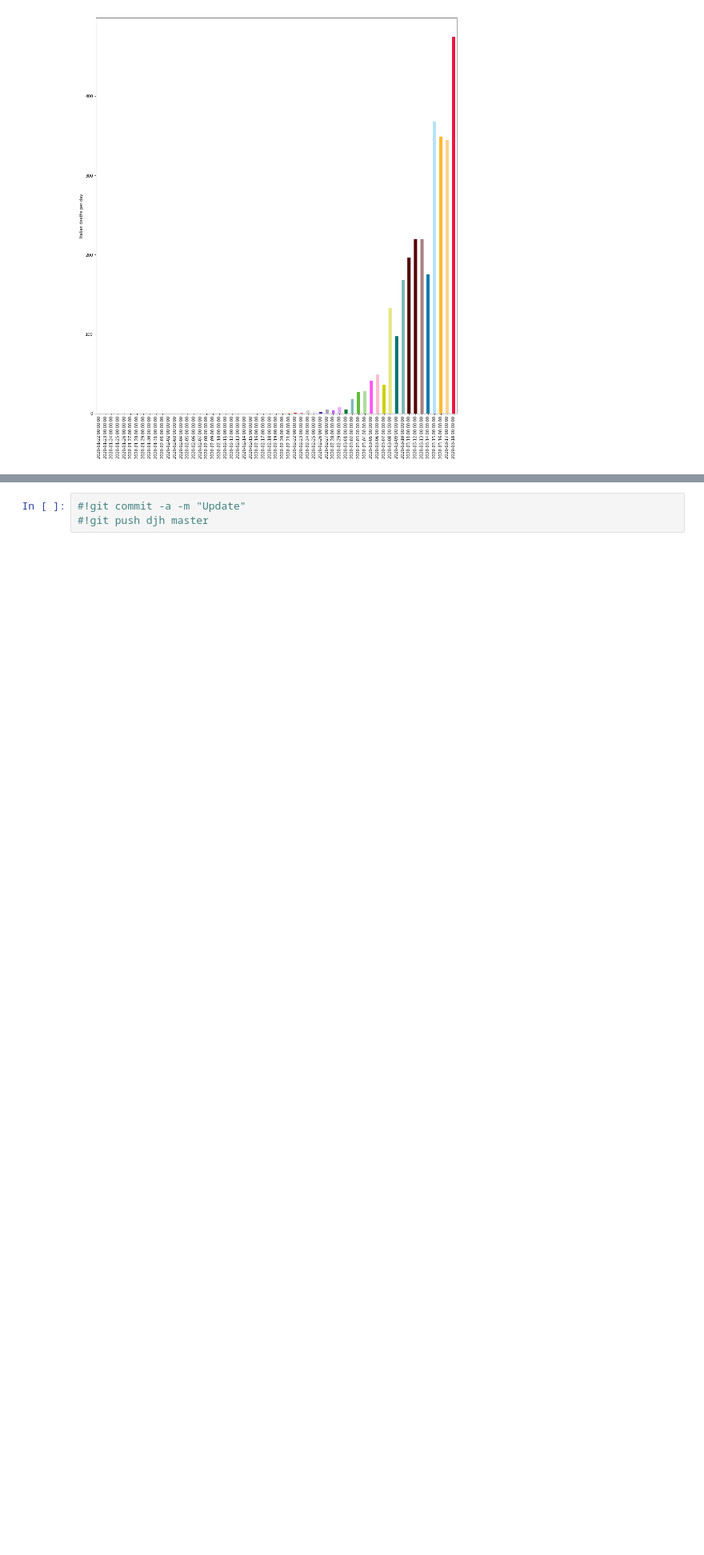
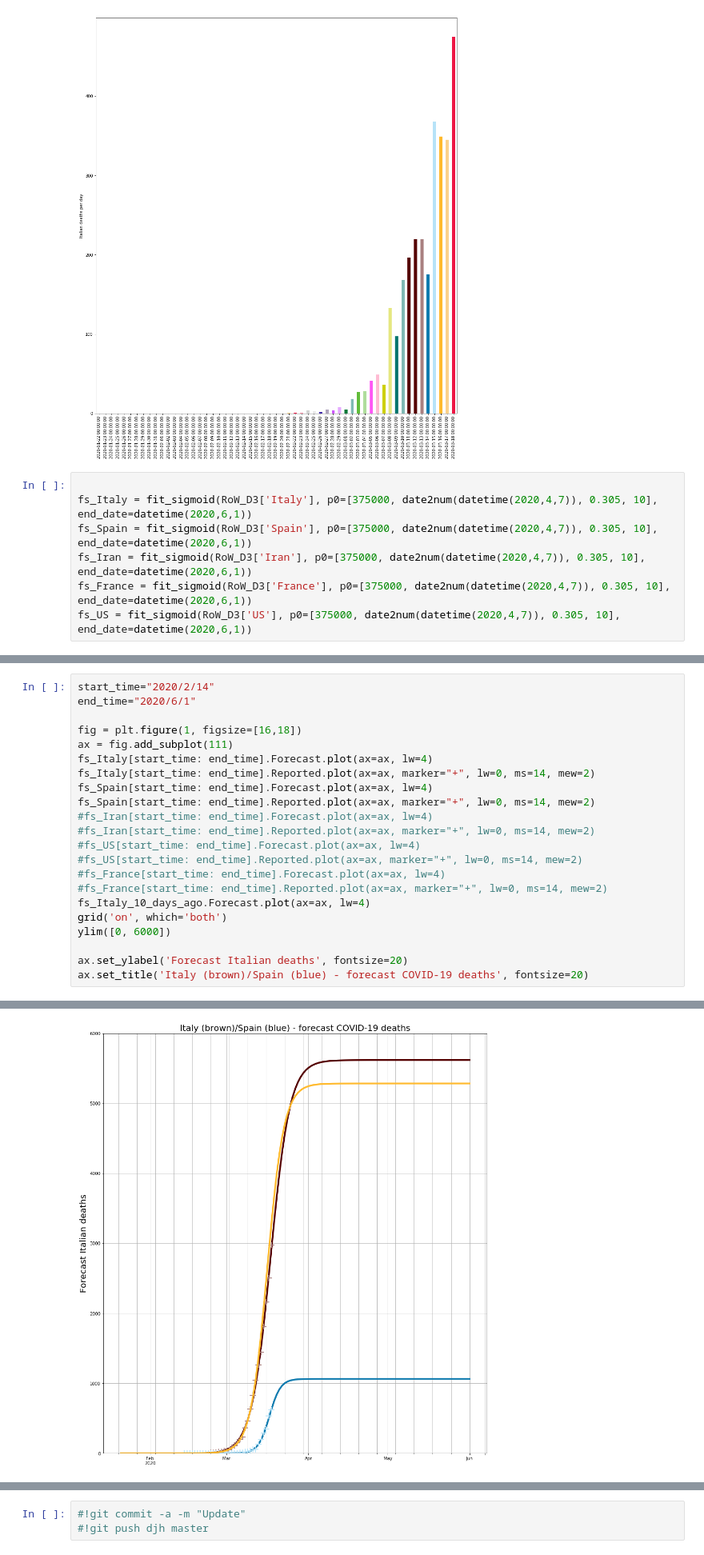
Before and after one commit to djhume/COVID-19, a Jupyter notebook: COVID-19.ipynb, the cells around one changed output, grey strips where cells are left out. Shown: that part at 80% size. Saved outputs shown, nothing was run; the diff lists cells and outputs as text; blank space fills up the shorter version.

```diff
--- a/COVID-19.ipynb
+++ b/COVID-19.ipynb
@@ -471,3 +501,10 @@ ax.set_ylabel('Italian deaths per day')
 # %% [output]
 Text(0, 0.5, 'Italian deaths per day')
 [figure]
+# %%
+
+fs_Italy = fit_sigmoid(RoW_D3['Italy'], p0=[375000, date2num(datetime(2020,4,7)), 0.305, 10], end_date=datetime(2020,6,1))
+fs_Spain = fit_sigmoid(RoW_D3['Spain'], p0=[375000, date2num(datetime(2020,4,7)), 0.305, 10], end_date=datetime(2020,6,1))
+fs_Iran = fit_sigmoid(RoW_D3['Iran'], p0=[375000, date2num(datetime(2020,4,7)), 0.305, 10], end_date=datetime(2020,6,1))
+fs_France = fit_sigmoid(RoW_D3['France'], p0=[375000, date2num(datetime(2020,4,7)), 0.305, 10], end_date=datetime(2020,6,1))
+fs_US = fit_sigmoid(RoW_D3['US'], p0=[375000, date2num(datetime(2020,4,7)), 0.305, 10], end_date=datetime(2020,6,1))
@@ -473,0 +519,23 @@ Text(0, 0.5, 'Italian deaths per day')
+# %%
+start_time="2020/2/14"
+end_time="2020/6/1"
+
+fig = plt.figure(1, figsize=[16,18])
+ax = fig.add_subplot(111)
+fs_Italy[start_time: end_time].Forecast.plot(ax=ax, lw=4)
+fs_Italy[start_time: end_time].Reported.plot(ax=ax, marker="+", lw=0, ms=14, mew=2)
+fs_Spain[start_time: end_time].Forecast.plot(ax=ax, lw=4)
+fs_Spain[start_time: end_time].Reported.plot(ax=ax, marker="+", lw=0, ms=14, mew=2)
+#fs_Iran[start_time: end_time].Forecast.plot(ax=ax, lw=4)
+#fs_Iran[start_time: end_time].Reported.plot(ax=ax, marker="+", lw=0, ms=14, mew=2)
+#fs_US[start_time: end_time].Forecast.plot(ax=ax, lw=4)
+#fs_US[start_time: end_time].Reported.plot(ax=ax, marker="+", lw=0, ms=14, mew=2)
+#fs_France[start_time: end_time].Forecast.plot(ax=ax, lw=4)
+#fs_France[start_time: end_time].Reported.plot(ax=ax, marker="+", lw=0, ms=14, mew=2)
+fs_Italy_10_days_ago.Forecast.plot(ax=ax, lw=4)
+grid('on', which='both')
+ylim([0, 6000])
+
+ax.set_ylabel('Forecast Italian deaths', fontsize=20)
+ax.set_title('Italy (brown)/Spain (blue) - forecast COVID-19 deaths', fontsize=20)
+# %% [output]
@@ -474,2 +545,3 @@ Text(0, 0.5, 'Italian deaths per day')
+[figure, added]
 # %%
 
```
Also changed, not shown: parts of 21 cells of this notebook, 1 other file.
